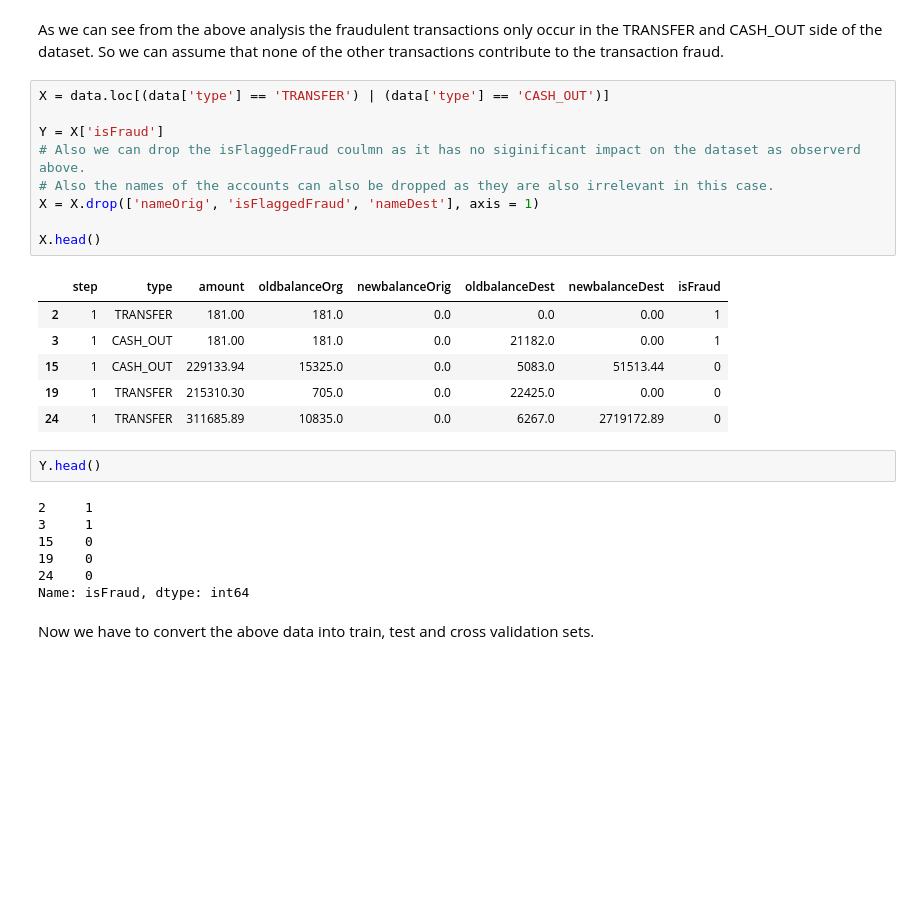
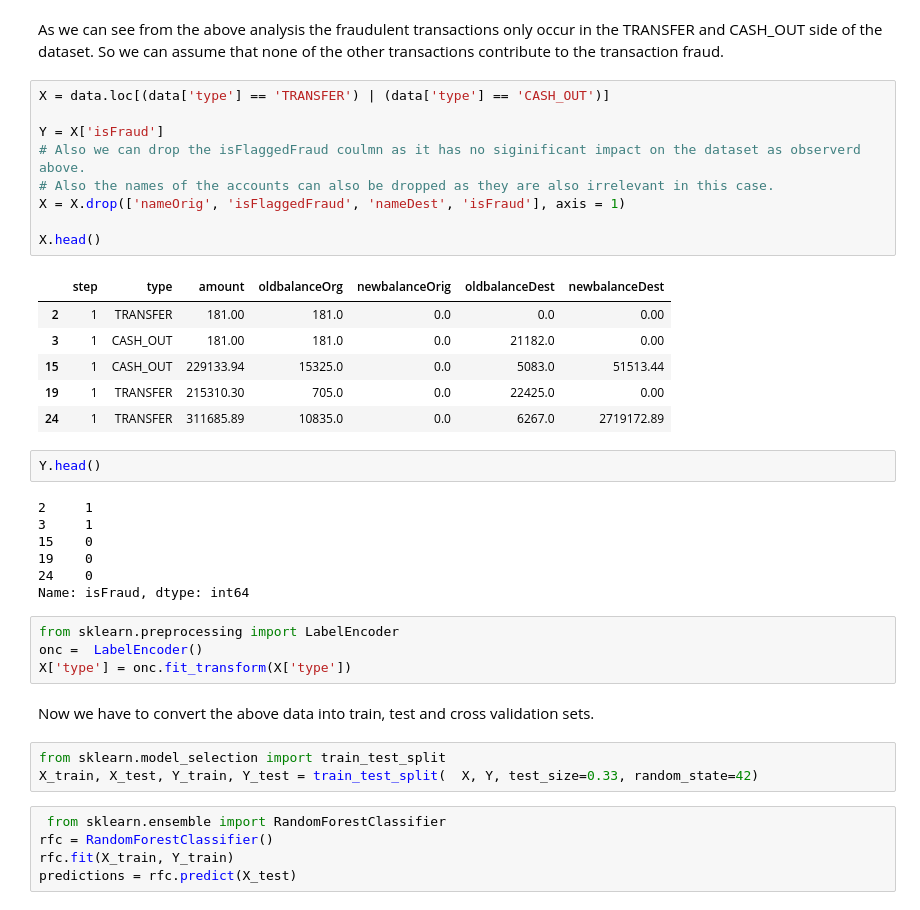
Before and after one commit to raizexo/fraud_detection, a Jupyter notebook: Analysis .ipynb, the cells around one changed output. Cells and saved outputs as stored; diff of their text form; blank space fills up the shorter version.

```diff
--- a/Analysis .ipynb
+++ b/Analysis .ipynb
@@ -119,19 +119,19 @@ As we can see from the above analysis the fraudulent transactions only occur in
 # %%
 X = data.loc[(data['type'] == 'TRANSFER') | (data['type'] == 'CASH_OUT')]
 
 Y = X['isFraud']
 # Also we can drop the isFlaggedFraud coulmn as it has no siginificant impact on the dataset as observerd above.
 # Also the names of the accounts can also be dropped as they are also irrelevant in this case.
-X = X.drop(['nameOrig', 'isFlaggedFraud', 'nameDest'], axis = 1)
+X = X.drop(['nameOrig', 'isFlaggedFraud', 'nameDest', 'isFraud'], axis = 1)
 
 X.head()
 # %% [output]
-|  | step | type | amount | oldbalanceOrg | newbalanceOrig | oldbalanceDest | newbalanceDest | isFraud |
-| 2 | 1 | TRANSFER | 181.00 | 181.0 | 0.0 | 0.0 | 0.00 | 1 |
-| 3 | 1 | CASH_OUT | 181.00 | 181.0 | 0.0 | 21182.0 | 0.00 | 1 |
-| 15 | 1 | CASH_OUT | 229133.94 | 15325.0 | 0.0 | 5083.0 | 51513.44 | 0 |
-| 19 | 1 | TRANSFER | 215310.30 | 705.0 | 0.0 | 22425.0 | 0.00 | 0 |
-| 24 | 1 | TRANSFER | 311685.89 | 10835.0 | 0.0 | 6267.0 | 2719172.89 | 0 |
+|  | step | type | amount | oldbalanceOrg | newbalanceOrig | oldbalanceDest | newbalanceDest |
+| 2 | 1 | TRANSFER | 181.00 | 181.0 | 0.0 | 0.0 | 0.00 |
+| 3 | 1 | CASH_OUT | 181.00 | 181.0 | 0.0 | 21182.0 | 0.00 |
+| 15 | 1 | CASH_OUT | 229133.94 | 15325.0 | 0.0 | 5083.0 | 51513.44 |
+| 19 | 1 | TRANSFER | 215310.30 | 705.0 | 0.0 | 22425.0 | 0.00 |
+| 24 | 1 | TRANSFER | 311685.89 | 10835.0 | 0.0 | 6267.0 | 2719172.89 |
 # %%
 Y.head()
 # %% [output]
@@ -141,5 +141,17 @@ Y.head()
 19    0
 24    0
 Name: isFraud, dtype: int64
+# %%
+from sklearn.preprocessing import LabelEncoder
+onc =  LabelEncoder()
+X['type'] = onc.fit_transform(X['type'])
 # %% [markdown]
 Now we have to convert the above data into train, test and cross validation sets.
+# %%
+from sklearn.model_selection import train_test_split
+X_train, X_test, Y_train, Y_test = train_test_split(  X, Y, test_size=0.33, random_state=42)
+# %%
+ from sklearn.ensemble import RandomForestClassifier
+rfc = RandomForestClassifier()
+rfc.fit(X_train, Y_train)
+predictions = rfc.predict(X_test)
```
Also changed, not shown: parts of 4 cells of this notebook.
